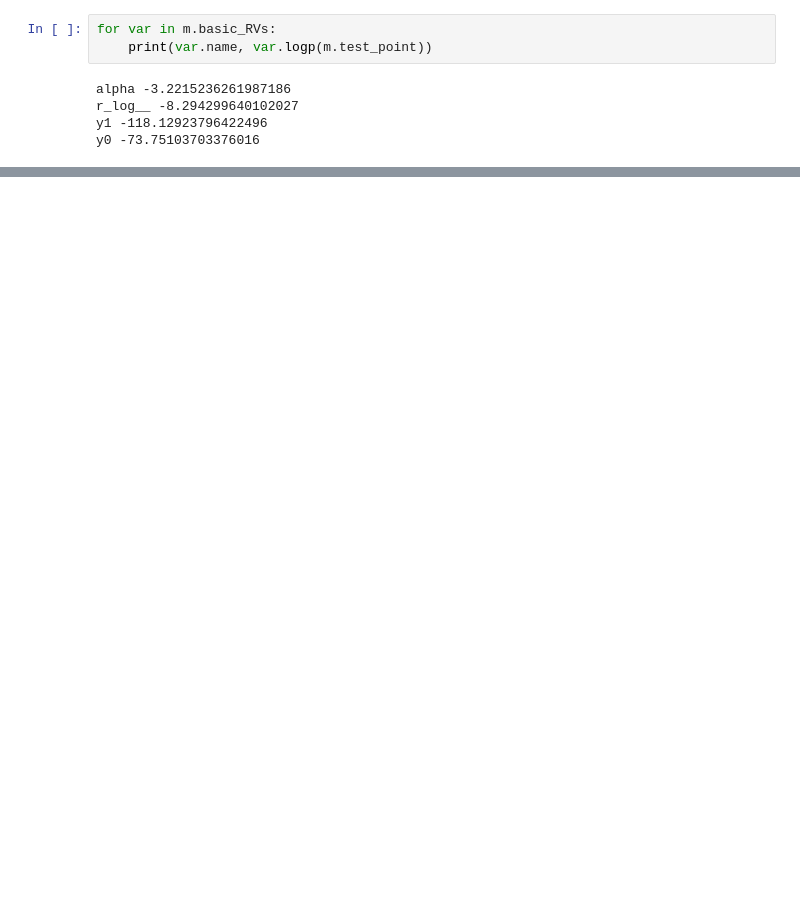
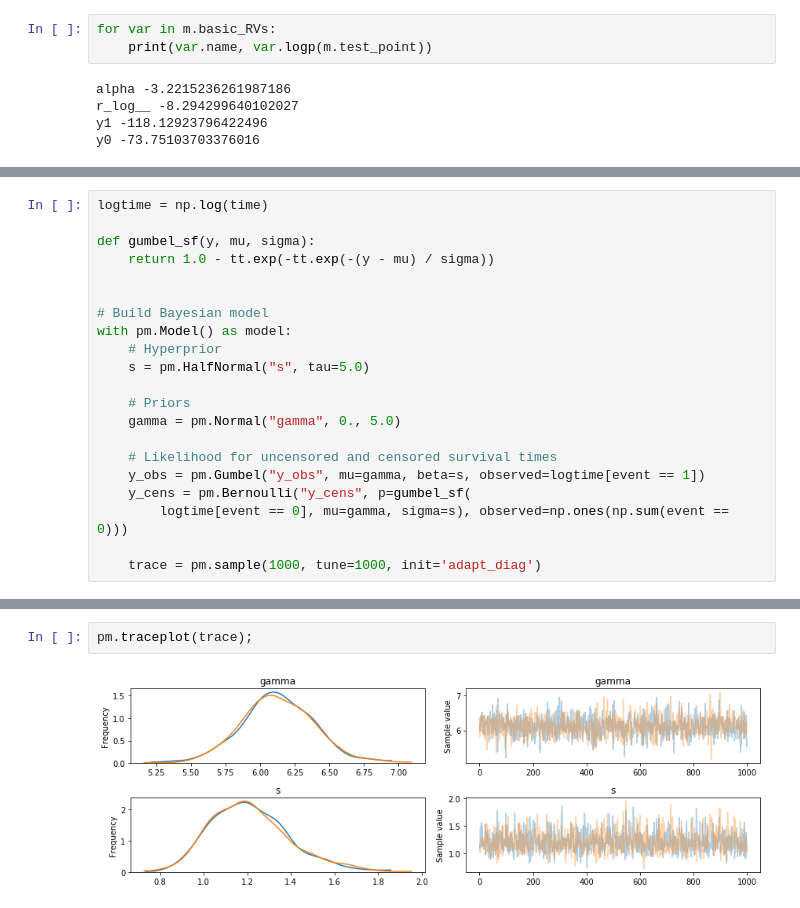
Before and after one commit to junpenglao/Planet_Sakaar_Data_Science, a Jupyter notebook: PyMC3QnA/discourse_1107.ipynb, the cells around one changed output, grey strips where cells are left out. Saved outputs shown, nothing was run; the diff lists cells and outputs as text; blank space fills up the shorter version.

Commit message:
Weibull/Gumbel

```diff
--- a/PyMC3QnA/discourse_1107.ipynb
+++ b/PyMC3QnA/discourse_1107.ipynb
@@ -320,0 +323,21 @@ pm.summary(tr)
+# %%
+logtime = np.log(time)
+
+def gumbel_sf(y, mu, sigma):
+    return 1.0 - tt.exp(-tt.exp(-(y - mu) / sigma))
+
+
+# Build Bayesian model
+with pm.Model() as model:
+    # Hyperprior
+    s = pm.HalfNormal("s", tau=5.0)
+
+    # Priors
+    gamma = pm.Normal("gamma", 0., 5.0)
+
+    # Likelihood for uncensored and censored survival times
+    y_obs = pm.Gumbel("y_obs", mu=gamma, beta=s, observed=logtime[event == 1])
+    y_cens = pm.Bernoulli("y_cens", p=gumbel_sf(
+        logtime[event == 0], mu=gamma, sigma=s), observed=np.ones(np.sum(event == 0)))
+
+    trace = pm.sample(1000, tune=1000, init='adapt_diag')
@@ -320,0 +353,4 @@ pm.summary(tr)
+# %%
+pm.traceplot(trace);
+# %% [output]
+[figure, added]
```
Also changed, not shown: parts of 10 cells of this notebook.
